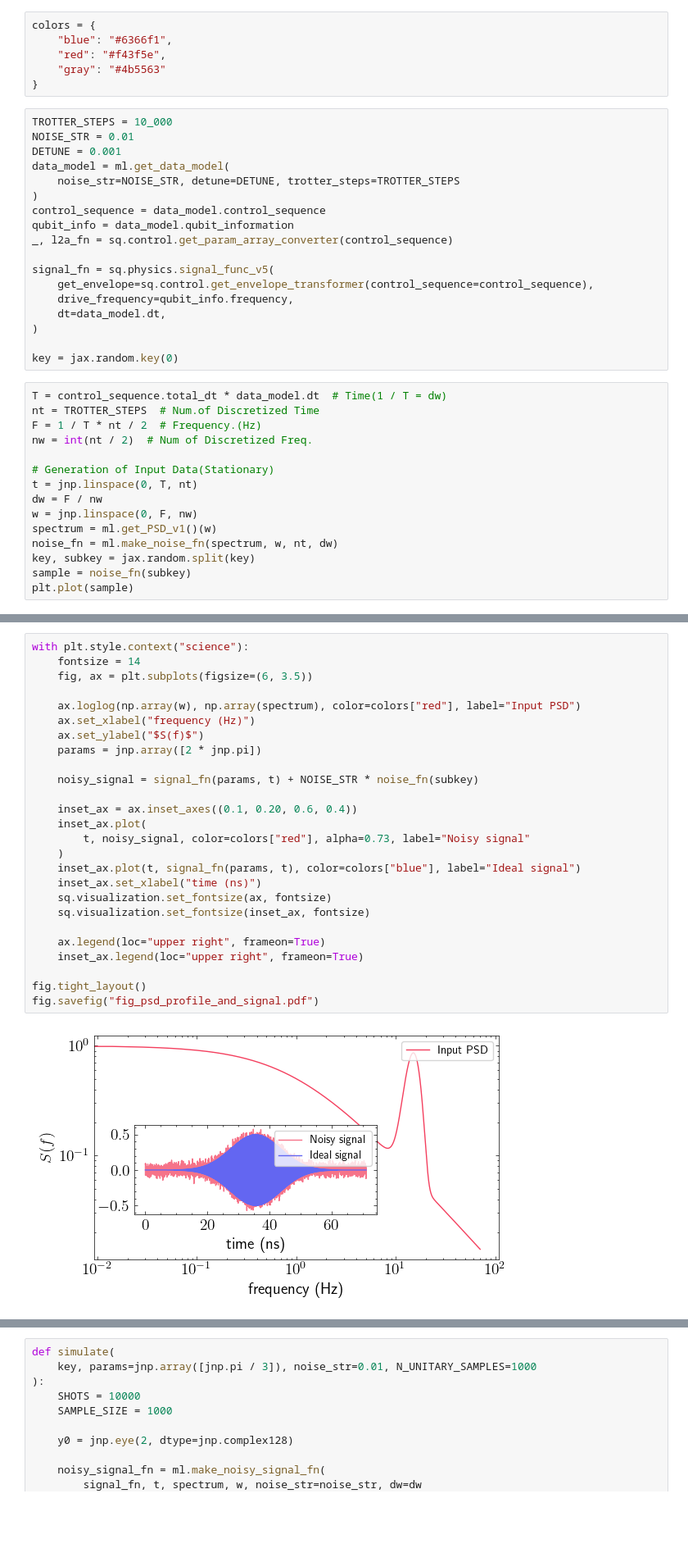
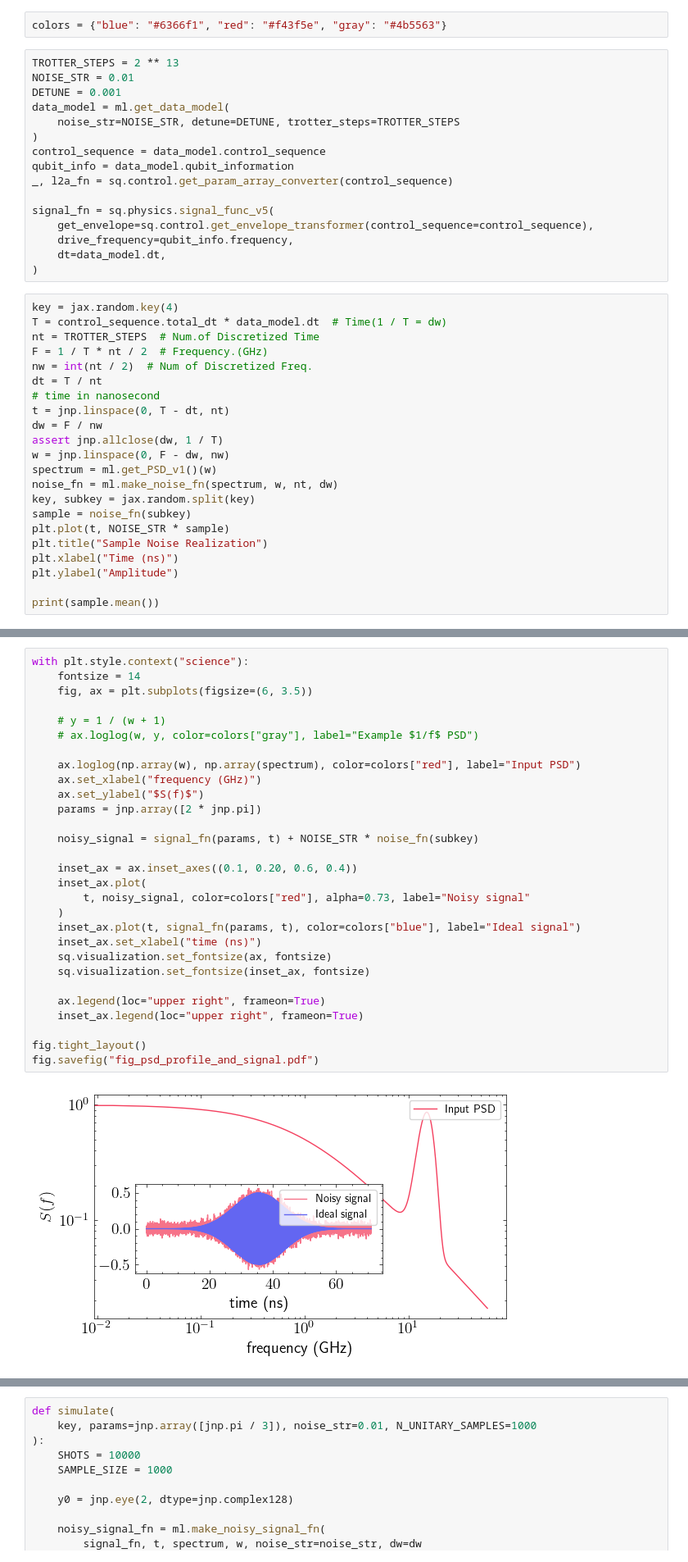
Before and after one commit to PorametPat/bnn-graybox, a Jupyter notebook: paper_0001_noise_model.ipynb, the cells around one changed output, grey strips where cells are left out. Shown at 82% size. Cells and saved outputs as stored; diff of their text form; blank space fills up the shorter version.

```diff
--- a/paper_0001_noise_model.ipynb
+++ b/paper_0001_noise_model.ipynb
@@ -10,11 +9,7 @@ import gen_data as ml
 # %%
-colors = {
-    "blue": "#6366f1",
-    "red": "#f43f5e",
-    "gray": "#4b5563"
-}
+colors = {"blue": "#6366f1", "red": "#f43f5e", "gray": "#4b5563"}
 # %%
-TROTTER_STEPS = 10_000
+TROTTER_STEPS = 2 ** 13
 NOISE_STR = 0.01
 DETUNE = 0.001
 data_model = ml.get_data_model(
@@ -29,21 +24,26 @@ signal_fn = sq.physics.signal_func_v5(
     drive_frequency=qubit_info.frequency,
     dt=data_model.dt,
 )
-
-key = jax.random.key(0)
 # %%
+key = jax.random.key(4)
 T = control_sequence.total_dt * data_model.dt  # Time(1 / T = dw)
 nt = TROTTER_STEPS  # Num.of Discretized Time
-F = 1 / T * nt / 2  # Frequency.(Hz)
+F = 1 / T * nt / 2  # Frequency.(GHz)
 nw = int(nt / 2)  # Num of Discretized Freq.
-
-# Generation of Input Data(Stationary)
-t = jnp.linspace(0, T, nt)
+dt = T / nt
+# time in nanosecond
+t = jnp.linspace(0, T - dt, nt)
 dw = F / nw
-w = jnp.linspace(0, F, nw)
+assert jnp.allclose(dw, 1 / T)
+w = jnp.linspace(0, F - dw, nw)
 spectrum = ml.get_PSD_v1()(w)
 noise_fn = ml.make_noise_fn(spectrum, w, nt, dw)
 key, subkey = jax.random.split(key)
 sample = noise_fn(subkey)
-plt.plot(sample)
+plt.plot(t, NOISE_STR * sample)
+plt.title("Sample Noise Realization")
+plt.xlabel("Time (ns)")
+plt.ylabel("Amplitude")
+
+print(sample.mean())
 # %% [output]
@@ -52,28 +343,31 @@ plt.plot(sample)
 # %%
 with plt.style.context("science"):
     fontsize = 14
     fig, ax = plt.subplots(figsize=(6, 3.5))
 
+    # y = 1 / (w + 1)
+    # ax.loglog(w, y, color=colors["gray"], label="Example $1/f$ PSD")
+
     ax.loglog(np.array(w), np.array(spectrum), color=colors["red"], label="Input PSD")
-    ax.set_xlabel("frequency (Hz)")
+    ax.set_xlabel("frequency (GHz)")
     ax.set_ylabel("$S(f)$")
     params = jnp.array([2 * jnp.pi])
 
     noisy_signal = signal_fn(params, t) + NOISE_STR * noise_fn(subkey)
 
     inset_ax = ax.inset_axes((0.1, 0.20, 0.6, 0.4))
     inset_ax.plot(
         t, noisy_signal, color=colors["red"], alpha=0.73, label="Noisy signal"
     )
     inset_ax.plot(t, signal_fn(params, t), color=colors["blue"], label="Ideal signal")
     inset_ax.set_xlabel("time (ns)")
     sq.visualization.set_fontsize(ax, fontsize)
     sq.visualization.set_fontsize(inset_ax, fontsize)
 
     ax.legend(loc="upper right", frameon=True)
     inset_ax.legend(loc="upper right", frameon=True)
 
 fig.tight_layout()
 fig.savefig("fig_psd_profile_and_signal.pdf")
 # %% [output]
-[figure, old version]
+[figure, new version]
```
Also changed, not shown: parts of 15 cells of this notebook, 6 other files.
